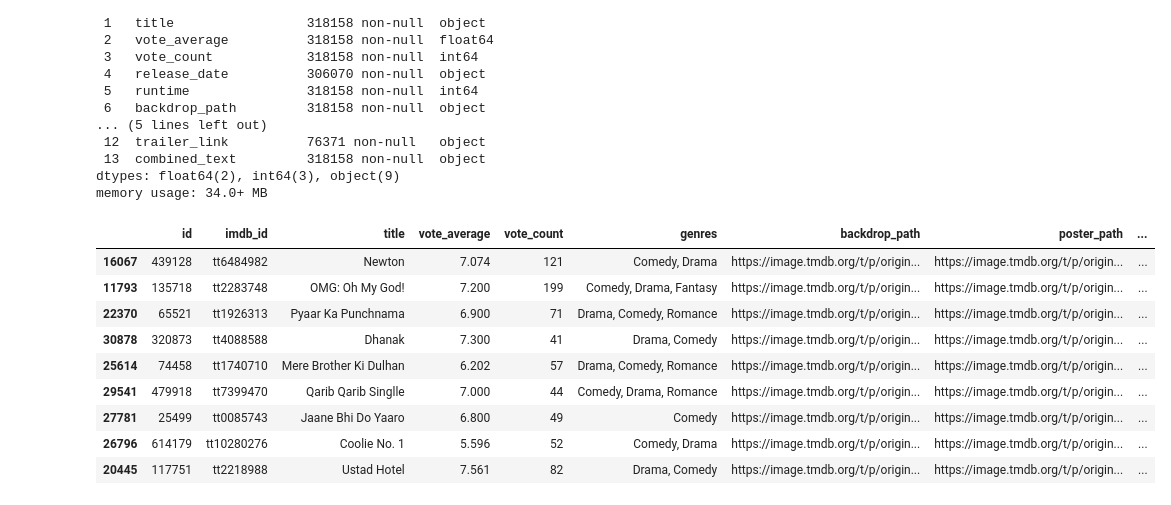
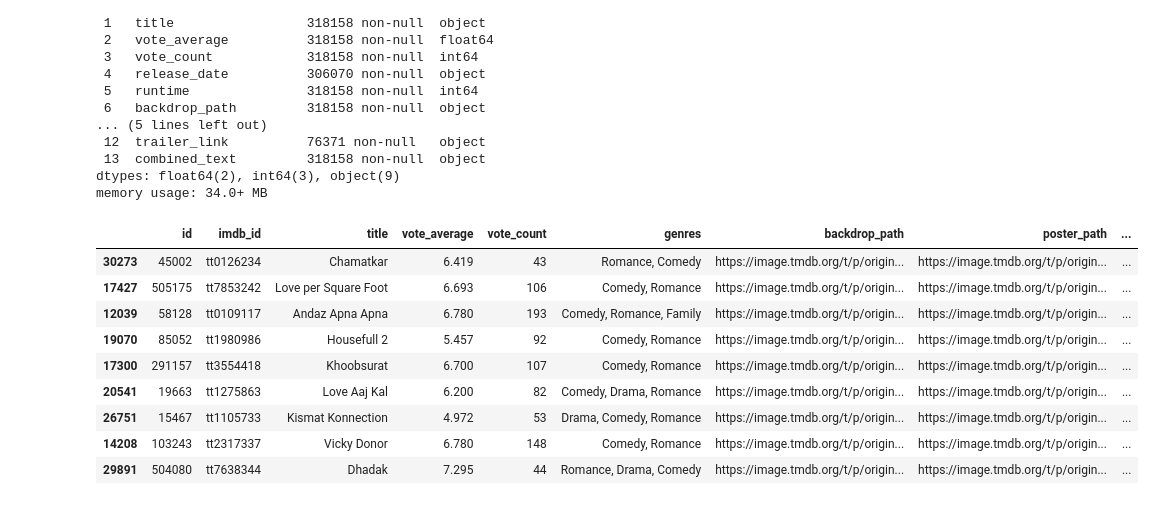
Before and after one commit to Yashasvikhatri9/MOVIE-RECOMMEND, a Jupyter notebook: notebooks/2_model_training.ipynb, the cells around one changed output. Cells and saved outputs as stored; diff of their text form; code cells hidden in the pictures.

```diff
--- a/notebooks/2_model_training.ipynb
+++ b/notebooks/2_model_training.ipynb
@@ -53,29 +53,27 @@ with open("../models/svd_model.joblib", "wb") as f:
 # %%
 from sklearn.metrics.pairwise import cosine_similarity
 
 def recommend_movies(query, top_n=10):
 
     movies_filtered = movie[(movie["vote_average"] > 2) & (movie["vote_count"] > 40)]
     query_vec = vector.transform([query.lower()])
     query_vec_reduced = svd.transform(query_vec)
     similarity = cosine_similarity(query_vec_reduced, vector_reduced[movies_filtered.index]).flatten()
     top_indices = similarity.argsort()[::-1][2:top_n+1]
     recommended = movies_filtered.iloc[top_indices][["id",'imdb_id','title','vote_average','vote_count','genres','backdrop_path','poster_path','trailer_link']].copy()
     recommended['similarity'] = similarity[top_indices]
-
     return recommended
 
-##dilwale dulhaniya le jayenge
-query_result = recommend_movies("Comedy  Drama india")
+query_result = recommend_movies("Comedy Romance hindi")
 query_result.head(10)
 # %% [output]
 |  | id | imdb_id | title | vote_average | vote_count | genres | backdrop_path | poster_path | ... |
-| 16067 | 439128 | tt6484982 | Newton | 7.074 | 121 | Comedy, Drama | https://image.tmdb.org/t/p/origin... | https://image.tmdb.org/t/p/origin... | ... |
-| 11793 | 135718 | tt2283748 | OMG: Oh My God! | 7.200 | 199 | Comedy, Drama, Fantasy | https://image.tmdb.org/t/p/origin... | https://image.tmdb.org/t/p/origin... | ... |
-| 22370 | 65521 | tt1926313 | Pyaar Ka Punchnama | 6.900 | 71 | Drama, Comedy, Romance | https://image.tmdb.org/t/p/origin... | https://image.tmdb.org/t/p/origin... | ... |
-| 30878 | 320873 | tt4088588 | Dhanak | 7.300 | 41 | Drama, Comedy | https://image.tmdb.org/t/p/origin... | https://image.tmdb.org/t/p/origin... | ... |
-| 25614 | 74458 | tt1740710 | Mere Brother Ki Dulhan | 6.202 | 57 | Drama, Comedy, Romance | https://image.tmdb.org/t/p/origin... | https://image.tmdb.org/t/p/origin... | ... |
-| 29541 | 479918 | tt7399470 | Qarib Qarib Singlle | 7.000 | 44 | Comedy, Drama, Romance | https://image.tmdb.org/t/p/origin... | https://image.tmdb.org/t/p/origin... | ... |
-| 27781 | 25499 | tt0085743 | Jaane Bhi Do Yaaro | 6.800 | 49 | Comedy | https://image.tmdb.org/t/p/origin... | https://image.tmdb.org/t/p/origin... | ... |
-| 26796 | 614179 | tt10280276 | Coolie No. 1 | 5.596 | 52 | Comedy, Drama | https://image.tmdb.org/t/p/origin... | https://image.tmdb.org/t/p/origin... | ... |
-| 20445 | 117751 | tt2218988 | Ustad Hotel | 7.561 | 82 | Drama, Comedy | https://image.tmdb.org/t/p/origin... | https://image.tmdb.org/t/p/origin... | ... |
+| 30273 | 45002 | tt0126234 | Chamatkar | 6.419 | 43 | Romance, Comedy | https://image.tmdb.org/t/p/origin... | https://image.tmdb.org/t/p/origin... | ... |
+| 17427 | 505175 | tt7853242 | Love per Square Foot | 6.693 | 106 | Comedy, Romance | https://image.tmdb.org/t/p/origin... | https://image.tmdb.org/t/p/origin... | ... |
+| 12039 | 58128 | tt0109117 | Andaz Apna Apna | 6.780 | 193 | Comedy, Romance, Family | https://image.tmdb.org/t/p/origin... | https://image.tmdb.org/t/p/origin... | ... |
+| 19070 | 85052 | tt1980986 | Housefull 2 | 5.457 | 92 | Comedy, Romance | https://image.tmdb.org/t/p/origin... | https://image.tmdb.org/t/p/origin... | ... |
+| 17300 | 291157 | tt3554418 | Khoobsurat | 6.700 | 107 | Comedy, Romance | https://image.tmdb.org/t/p/origin... | https://image.tmdb.org/t/p/origin... | ... |
+| 20541 | 19663 | tt1275863 | Love Aaj Kal | 6.200 | 82 | Comedy, Drama, Romance | https://image.tmdb.org/t/p/origin... | https://image.tmdb.org/t/p/origin... | ... |
+| 26751 | 15467 | tt1105733 | Kismat Konnection | 4.972 | 53 | Drama, Comedy, Romance | https://image.tmdb.org/t/p/origin... | https://image.tmdb.org/t/p/origin... | ... |
+| 14208 | 103243 | tt2317337 | Vicky Donor | 6.780 | 148 | Comedy, Romance | https://image.tmdb.org/t/p/origin... | https://image.tmdb.org/t/p/origin... | ... |
+| 29891 | 504080 | tt7638344 | Dhadak | 7.295 | 44 | Romance, Drama, Comedy | https://image.tmdb.org/t/p/origin... | https://image.tmdb.org/t/p/origin... | ... |
```
Also changed, not shown: 3 other files.
